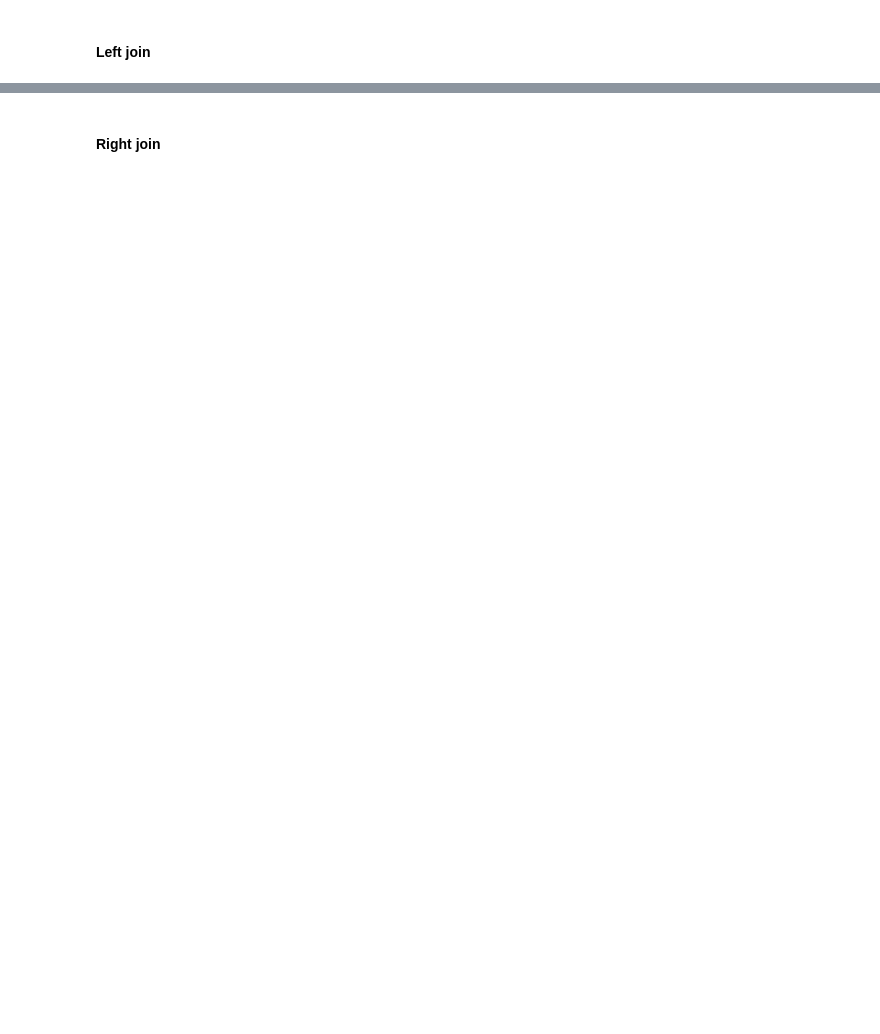
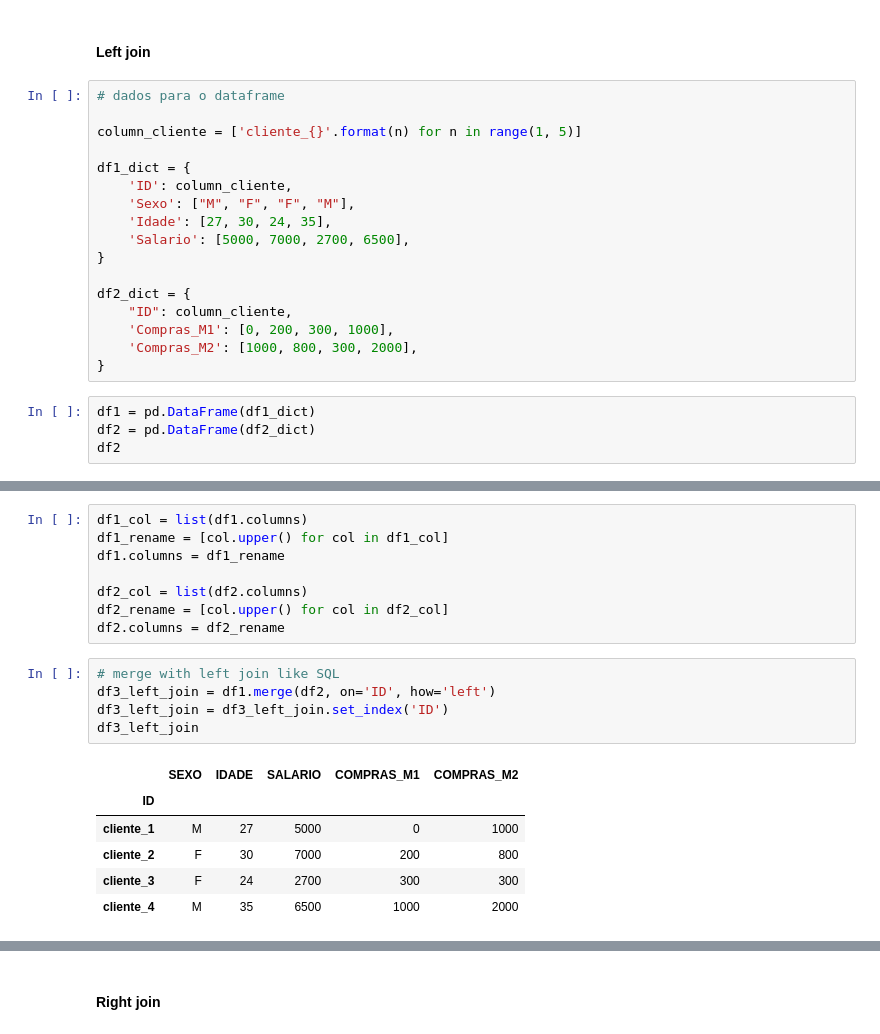
Before and after one commit to RaphaelfsOliveira/DataScience, a Jupyter notebook: EBAC Curso Ciência de Dados/Cientista de Dados/modulo_5_limpeza_e_preparacao_de_dados.ipynb, the cells around one changed output, grey strips where cells are left out. Cells and saved outputs as stored; diff of their text form; blank space fills up the shorter version.

```diff
--- a/EBAC Curso Ciência de Dados/Cientista de Dados/modulo_5_limpeza_e_preparacao_de_dados.ipynb
+++ b/EBAC Curso Ciência de Dados/Cientista de Dados/modulo_5_limpeza_e_preparacao_de_dados.ipynb
@@ -714,2 +717,23 @@ text.replace('xTO', 'sta')
 # %% [markdown]
 #### Left join
+# %%
+# dados para o dataframe
+
+column_cliente = ['cliente_{}'.format(n) for n in range(1, 5)]
+
+df1_dict = {
+    'ID': column_cliente,
+    'Sexo': ["M", "F", "F", "M"],
+    'Idade': [27, 30, 24, 35],
+    'Salario': [5000, 7000, 2700, 6500],
+}
+
+df2_dict = {
+    "ID": column_cliente,
+    'Compras_M1': [0, 200, 300, 1000],
+    'Compras_M2': [1000, 800, 300, 2000],
+}
+# %%
+df1 = pd.DataFrame(df1_dict)
+df2 = pd.DataFrame(df2_dict)
+df2
@@ -715,0 +754,20 @@ text.replace('xTO', 'sta')
+# %%
+df1_col = list(df1.columns)
+df1_rename = [col.upper() for col in df1_col]
+df1.columns = df1_rename
+
+df2_col = list(df2.columns)
+df2_rename = [col.upper() for col in df2_col]
+df2.columns = df2_rename
+# %%
+# merge with left join like SQL
+df3_left_join = df1.merge(df2, on='ID', how='left')
+df3_left_join = df3_left_join.set_index('ID')
+df3_left_join
+# %% [output]
+|  | SEXO | IDADE | SALARIO | COMPRAS_M1 | COMPRAS_M2 |
+| ID |  |  |  |  |  |
+| cliente_1 | M | 27 | 5000 | 0 | 1000 |
+| cliente_2 | F | 30 | 7000 | 200 | 800 |
+| cliente_3 | F | 24 | 2700 | 300 | 300 |
+| cliente_4 | M | 35 | 6500 | 1000 | 2000 |
```
Also changed, not shown: parts of 7 cells of this notebook.
